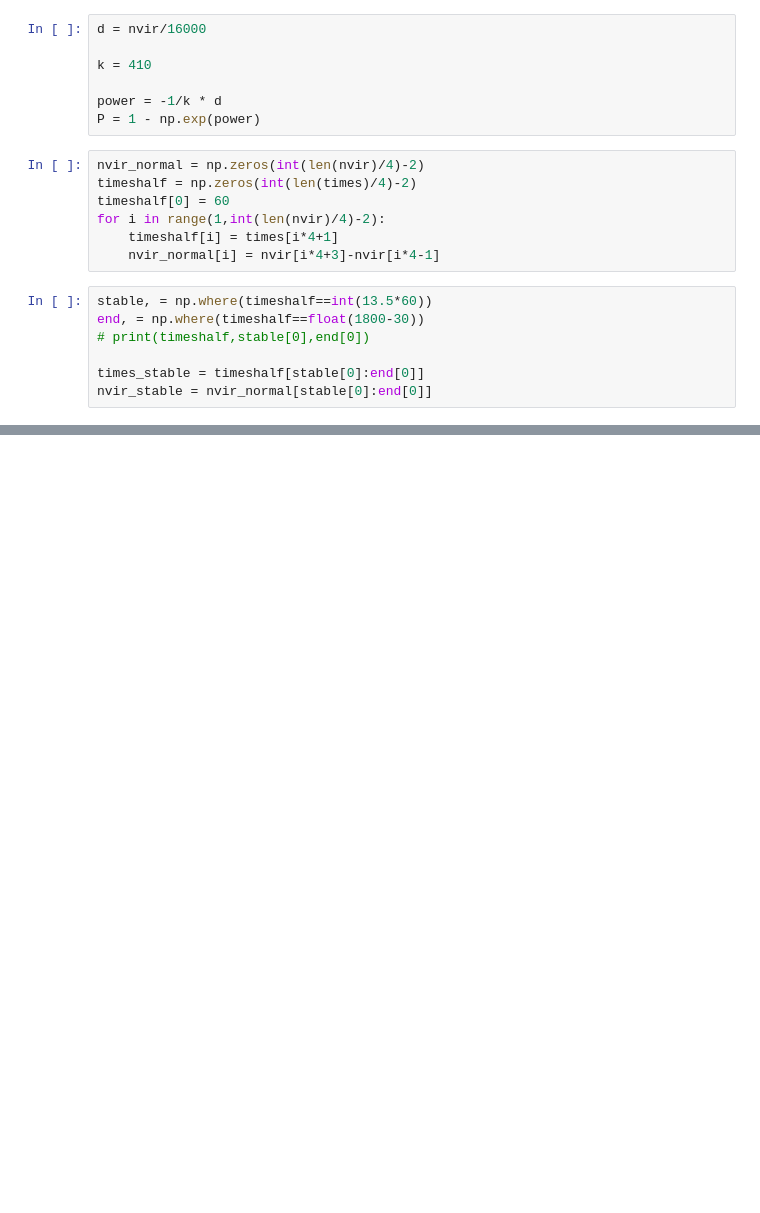
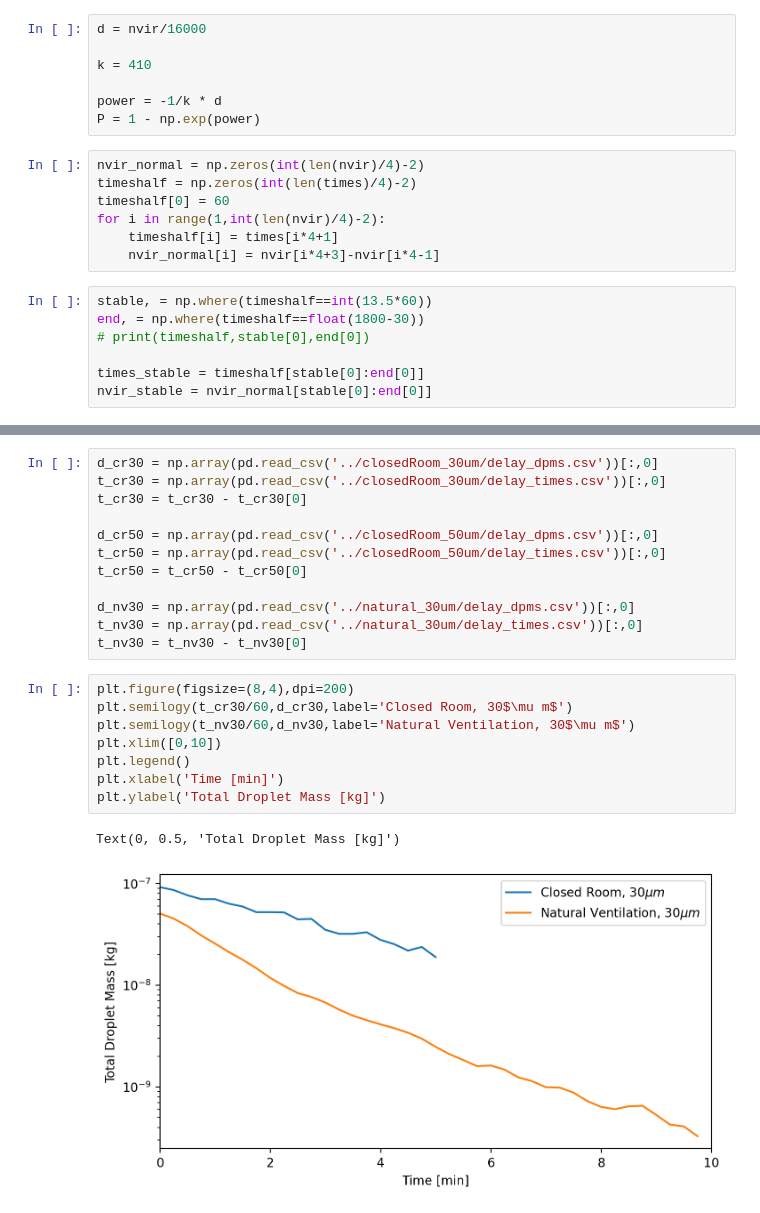
Before and after one commit to shyam97/COVIDVentilation, a Jupyter notebook: concentrate.ipynb, the cells around one changed output, grey strips where cells are left out. Drawn from its saved outputs; the diff is of its cells as text; blank space fills up the shorter version.

```diff
--- a/concentrate.ipynb
+++ b/concentrate.ipynb
@@ -133,0 +190,23 @@ nvirions_cyclemean =
+# %%
+d_cr30 = np.array(pd.read_csv('../closedRoom_30um/delay_dpms.csv'))[:,0]
+t_cr30 = np.array(pd.read_csv('../closedRoom_30um/delay_times.csv'))[:,0]
+t_cr30 = t_cr30 - t_cr30[0]
+
+d_cr50 = np.array(pd.read_csv('../closedRoom_50um/delay_dpms.csv'))[:,0]
+t_cr50 = np.array(pd.read_csv('../closedRoom_50um/delay_times.csv'))[:,0]
+t_cr50 = t_cr50 - t_cr50[0]
+
+d_nv30 = np.array(pd.read_csv('../natural_30um/delay_dpms.csv'))[:,0]
+t_nv30 = np.array(pd.read_csv('../natural_30um/delay_times.csv'))[:,0]
+t_nv30 = t_nv30 - t_nv30[0]
+# %%
+plt.figure(figsize=(8,4),dpi=200)
+plt.semilogy(t_cr30/60,d_cr30,label='Closed Room, 30$\mu m$')
+plt.semilogy(t_nv30/60,d_nv30,label='Natural Ventilation, 30$\mu m$')
+plt.xlim([0,10])
+plt.legend()
+plt.xlabel('Time [min]')
+plt.ylabel('Total Droplet Mass [kg]')
+# %% [output]
+Text(0, 0.5, 'Total Droplet Mass [kg]')
+[figure, added]
```
Also changed, not shown: parts of 8 cells of this notebook.
